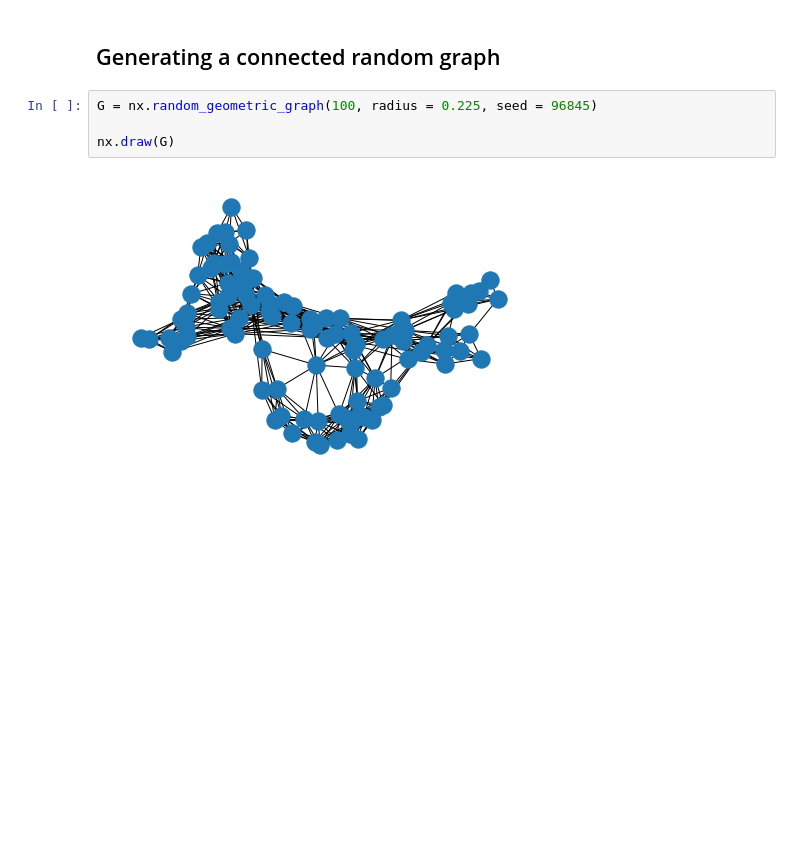
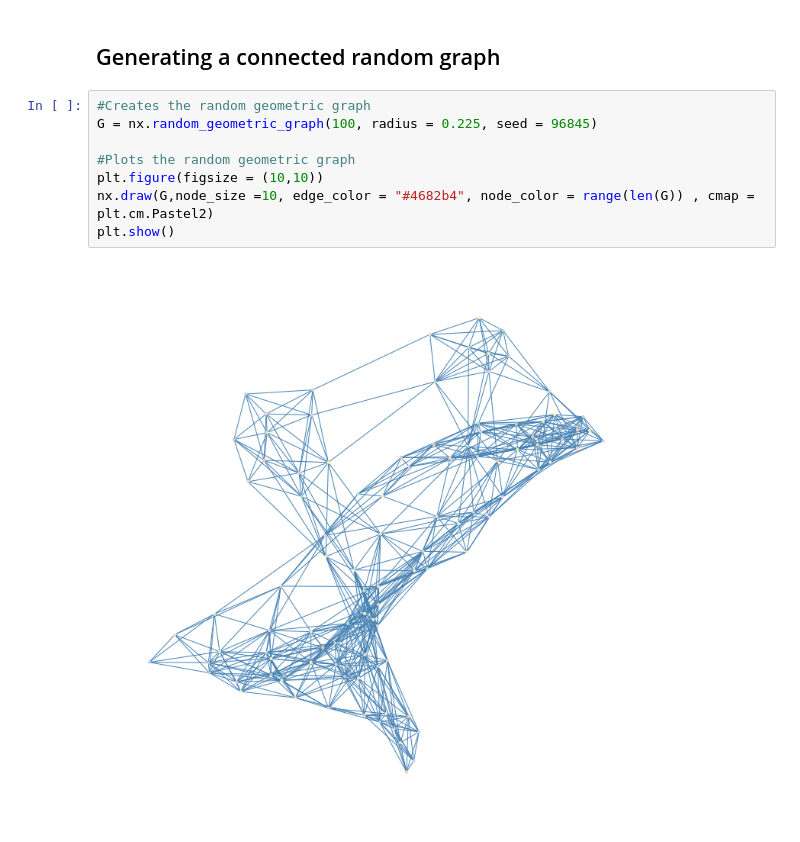
Before and after one commit to WDaugherty/ECE-5260, a Jupyter notebook: HW6/HW6_notebook.ipynb, the cells around one changed output. Cells and saved outputs as stored; diff of their text form; blank space fills up the shorter version.

```diff
--- a/HW6/HW6_notebook.ipynb
+++ b/HW6/HW6_notebook.ipynb
@@ -119,12 +148,16 @@ plt.scatter(list(dict1.values()), dict2)
 # Question 2
 # %% [markdown]
 ## Generating a connected random graph
-# %%
-G = nx.random_geometric_graph(100, radius = 0.225, seed = 96845)
-
-nx.draw(G)
-# %% [output]
-[figure, removed]
+# %%
+#Creates the random geometric graph
+G = nx.random_geometric_graph(100, radius = 0.225, seed = 96845)
+
+#Plots the random geometric graph
+plt.figure(figsize = (10,10))
+nx.draw(G,node_size =10, edge_color = "#4682b4", node_color = range(len(G)) , cmap = plt.cm.Pastel2)
+plt.show()
+# %% [output]
+[figure, added]
 # %%
 """
 Gossiping
```
Also changed, not shown: parts of 10 cells of this notebook, 5 other files.
